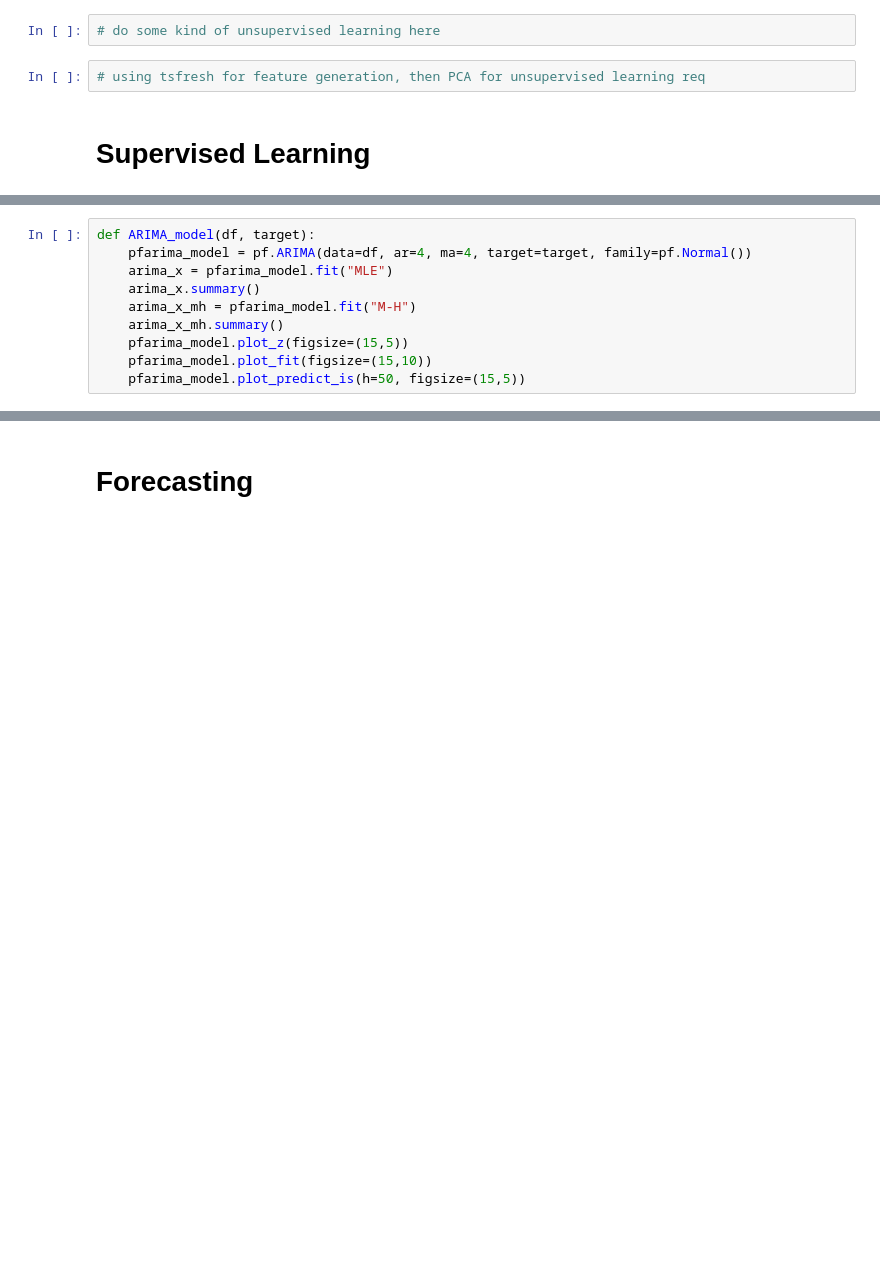
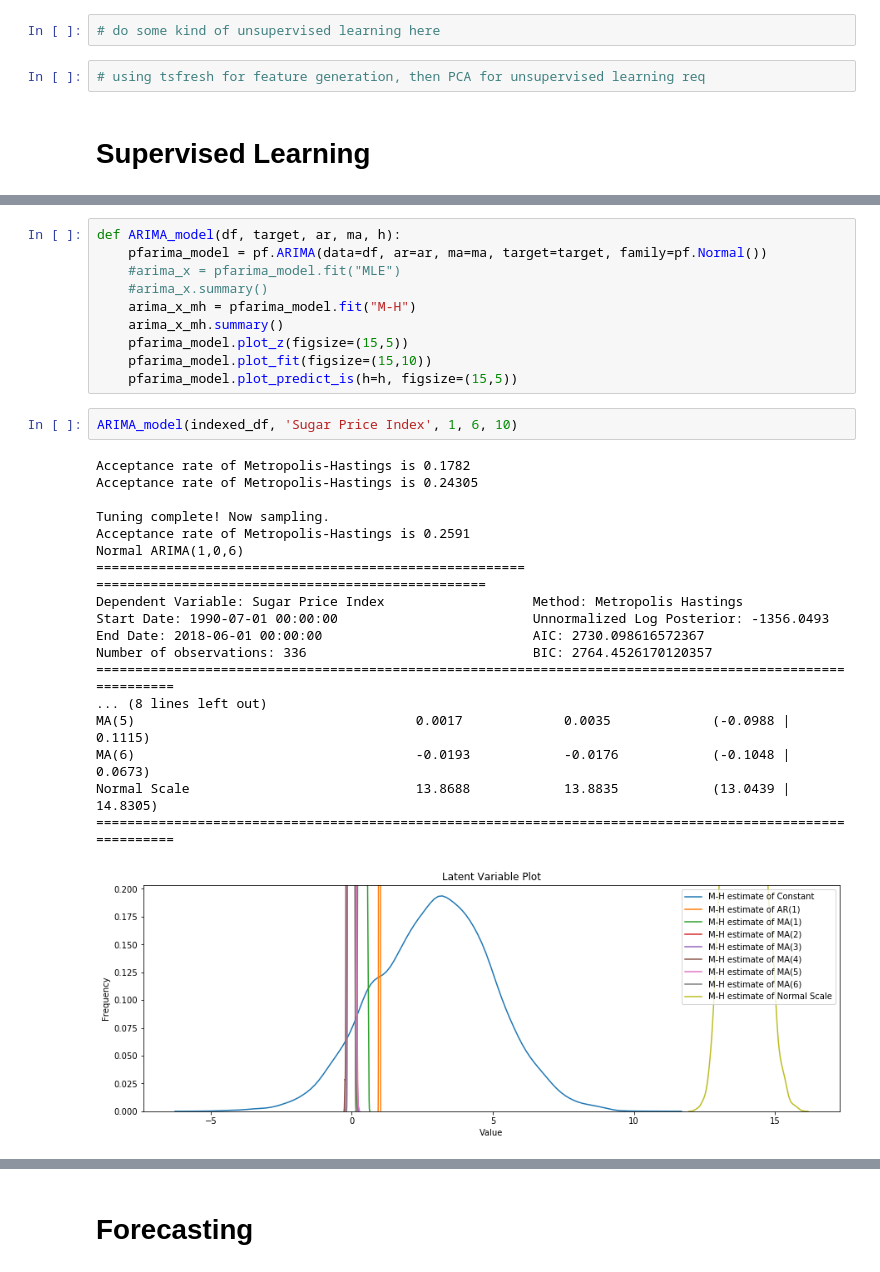
Before and after one commit to Schmidt8181/PreparingForTomorrow, a Jupyter notebook: FinalCapstone.ipynb, the cells around one changed output, grey strips where cells are left out. Saved outputs shown, nothing was run; the diff lists cells and outputs as text; blank space fills up the shorter version.

```diff
--- a/FinalCapstone.ipynb
+++ b/FinalCapstone.ipynb
@@ -372,10 +310,31 @@ None
 # %%
-def ARIMA_model(df, target):
-    pfarima_model = pf.ARIMA(data=df, ar=4, ma=4, target=target, family=pf.Normal())
-    arima_x = pfarima_model.fit("MLE")
-    arima_x.summary()
+def ARIMA_model(df, target, ar, ma, h):
+    pfarima_model = pf.ARIMA(data=df, ar=ar, ma=ma, target=target, family=pf.Normal())
+    #arima_x = pfarima_model.fit("MLE")
+    #arima_x.summary()
     arima_x_mh = pfarima_model.fit("M-H")
     arima_x_mh.summary()
     pfarima_model.plot_z(figsize=(15,5))
     pfarima_model.plot_fit(figsize=(15,10))
-    pfarima_model.plot_predict_is(h=50, figsize=(15,5))
+    pfarima_model.plot_predict_is(h=h, figsize=(15,5))
+# %%
+ARIMA_model(indexed_df, 'Sugar Price Index', 1, 6, 10)
+# %% [output]
+Acceptance rate of Metropolis-Hastings is 0.1782
+Acceptance rate of Metropolis-Hastings is 0.24305
+
+Tuning complete! Now sampling.
+Acceptance rate of Metropolis-Hastings is 0.2591
+Normal ARIMA(1,0,6)
+======================================================= ==================================================
+Dependent Variable: Sugar Price Index                   Method: Metropolis Hastings
+Start Date: 1990-07-01 00:00:00                         Unnormalized Log Posterior: -1356.0493
+End Date: 2018-06-01 00:00:00                           AIC: 2730.098616572367
+Number of observations: 336                             BIC: 2764.4526170120357
+==========================================================================================================
+... (8 lines left out)
+MA(5)                                    0.0017             0.0035             (-0.0988 | 0.1115)
+MA(6)                                    -0.0193            -0.0176            (-0.1048 | 0.0673)
+Normal Scale                             13.8688            13.8835            (13.0439 | 14.8305)
+==========================================================================================================
+[figure, added]
```
Also changed, not shown: parts of 54 cells of this notebook, 5 other files.
